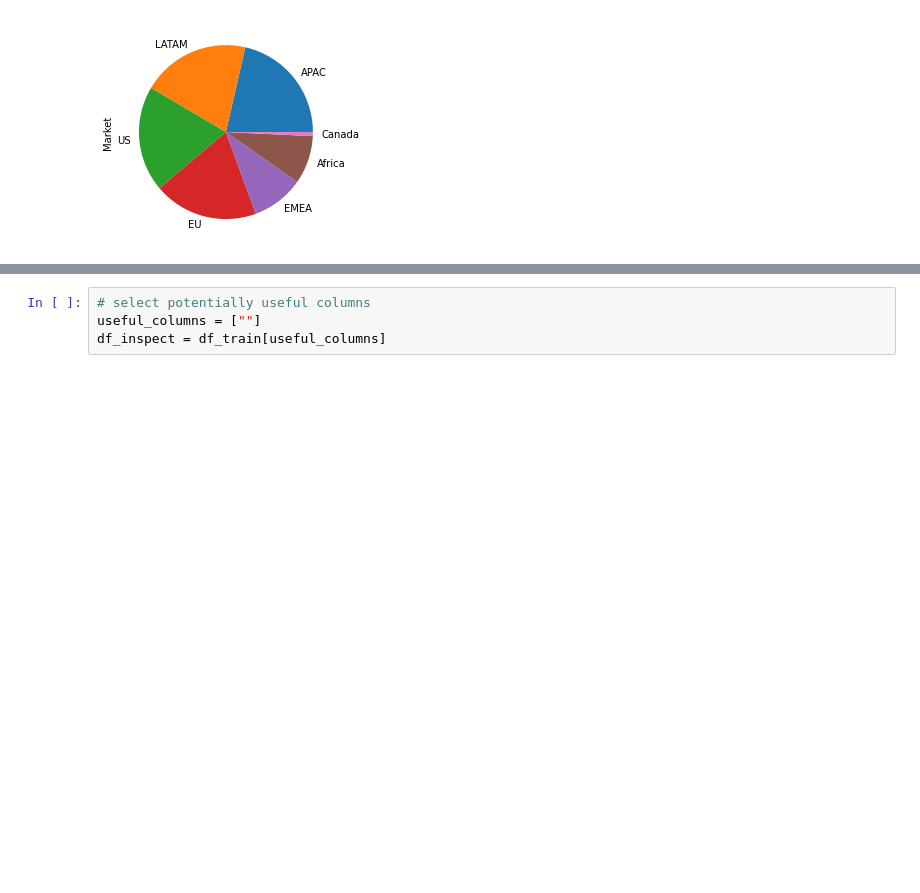
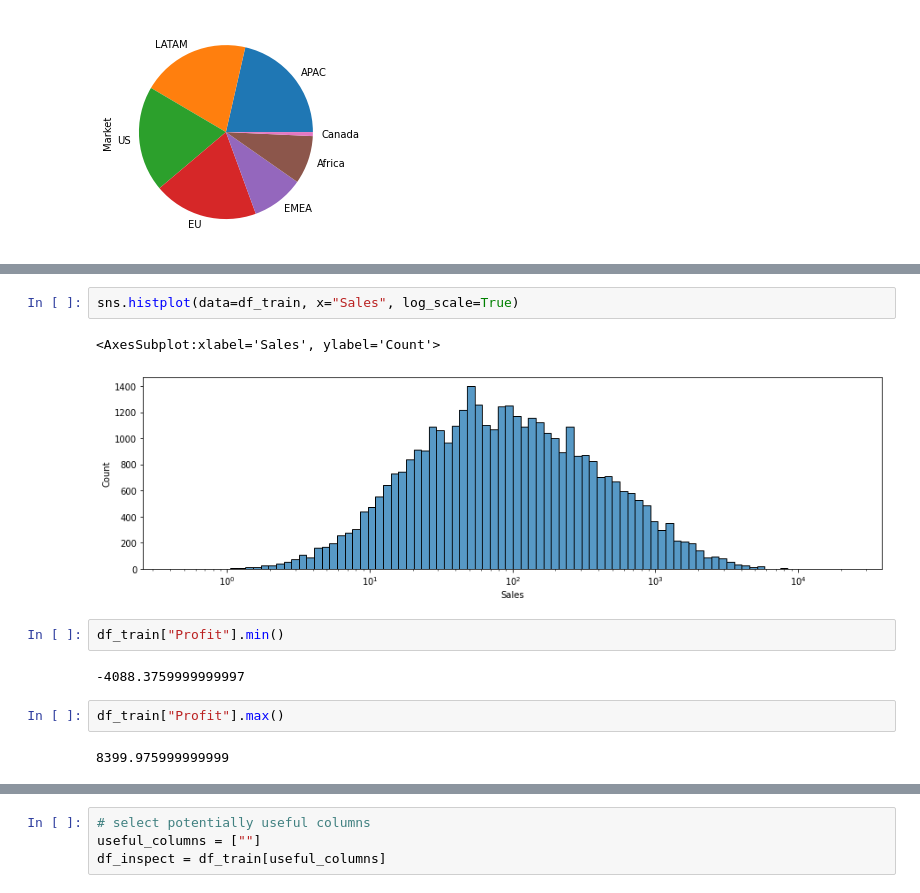
Before and after one commit to marc-ah/ml_superstore, a Jupyter notebook: scripts/inspection.ipynb, the cells around one changed output, grey strips where cells are left out. Drawn from its saved outputs; the diff is of its cells as text; blank space fills up the shorter version.

```diff
--- a/scripts/inspection.ipynb
+++ b/scripts/inspection.ipynb
@@ -280,0 +336,13 @@ table = ax.table(
+# %%
+sns.histplot(data=df_train, x="Sales", log_scale=True)
+# %% [output]
+<AxesSubplot:xlabel='Sales', ylabel='Count'>
+[figure, added]
+# %%
+df_train["Profit"].min()
+# %% [output]
+-4088.3759999999997
+# %%
+df_train["Profit"].max()
+# %% [output]
+8399.975999999999
```
Also changed, not shown: parts of 25 cells of this notebook, 2 other files.
